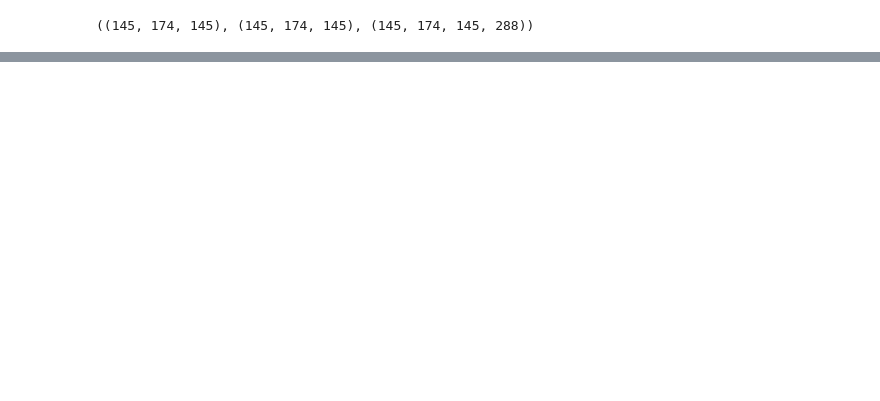
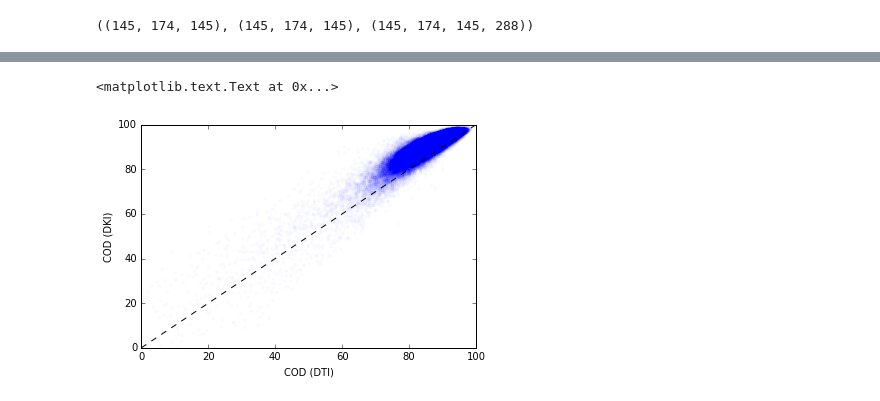
Before and after one commit to arokem/dki-accuracy-reliability, a Jupyter notebook: dki-dti.ipynb, the cells around one changed output, grey strips where cells are left out. Cells and saved outputs as stored; diff of their text form; code cells hidden in the pictures; blank space fills up the shorter version.

```diff
--- a/dki-dti.ipynb
+++ b/dki-dti.ipynb
@@ -55,0 +59,10 @@ plt.xlim([-15, 15])
+# %%
+plt.plot(cod_dti[np.isfinite(cod_dki)], cod_dki[np.isfinite(cod_dki)], '.', alpha=0.01)
+plt.xlim([0, 100])
+plt.ylim([0, 100])
+plt.plot([0, 100], [0, 100], 'k--')
+plt.xlabel("COD (DTI)")
+plt.ylabel("COD (DKI)")
+# %% [output]
+<matplotlib.text.Text at 0x...>
+[figure, added]
```
Also changed, not shown: parts of 1 cell of this notebook.
